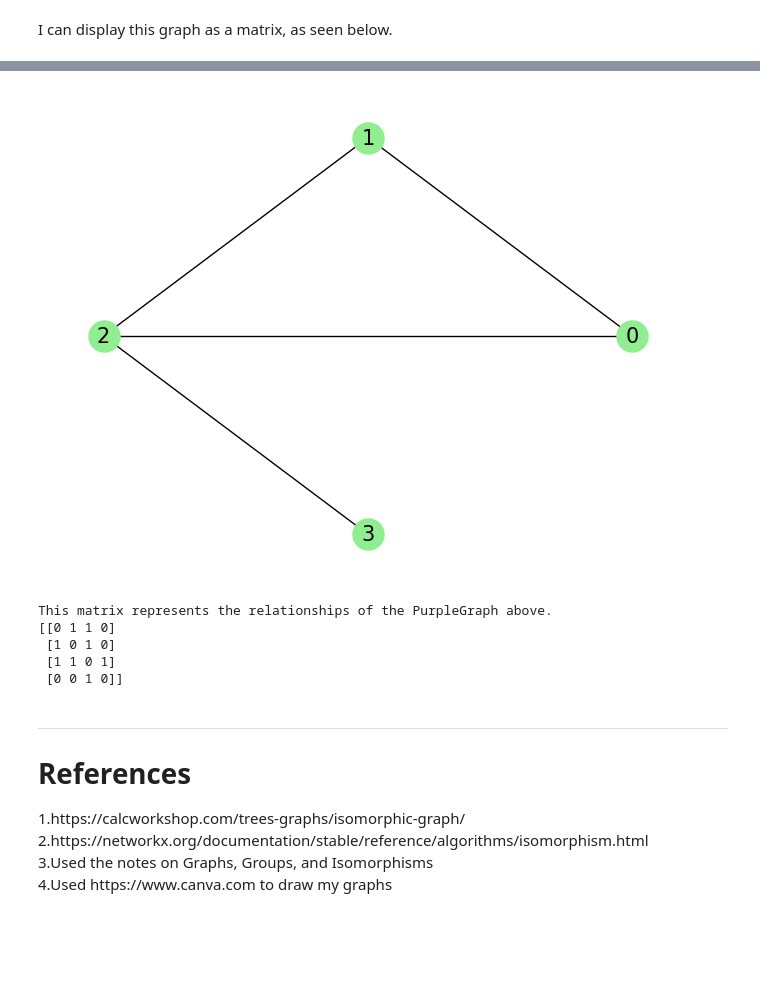
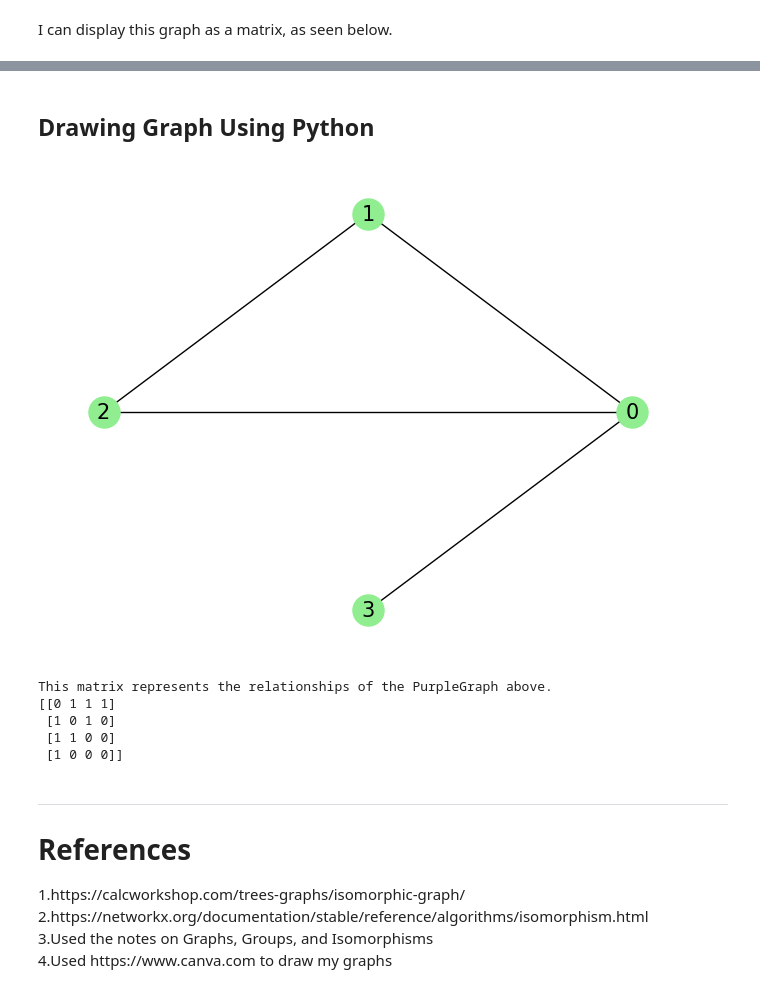
Before and after one commit to AmyWaldron01/AmysGraphTheoryProject, a Jupyter notebook: graph_isomorphism.ipynb, the cells around one changed output, grey strips where cells are left out. Drawn from its saved outputs; the diff is of its cells as text; code cells hidden in the pictures; blank space fills up the shorter version.

Commit message:
Fixed Errors with ajacency matrix relationship graph

```diff
--- a/graph_isomorphism.ipynb
+++ b/graph_isomorphism.ipynb
@@ -161,13 +163,15 @@ G1 and G2 are not isomorphic!
+# %% [markdown]
+<h2>Drawing Graph Using Python</h2>
 # %%
 g = nx.Graph() # empty graph
 
-e = ((0,1), (0,2), (1,2),(2,0),(2,3)) #edges
+e = ((0,1), (0,2), (1,2),(2,0),(3,0)) #edges
 
 g.add_edges_from(e)# add nodes
 
 nx.draw_circular(g, **params) # draw graph
 # %% [output]
-[figure, old version]
+[figure, new version]
 # %%
 # Import numpy library.
 import numpy as np
@@ -179,10 +183,10 @@ print("This matrix represents the relationships of the PurpleGraph above.")
 print(nx.to_numpy_array(g).astype(np.uint8))
 # %% [output]
 This matrix represents the relationships of the PurpleGraph above.
-[[0 1 1 0]
+[[0 1 1 1]
  [1 0 1 0]
- [1 1 0 1]
- [0 0 1 0]]
+ [1 1 0 0]
+ [1 0 0 0]]
 # %% [markdown]
 <hr size="6" width="100%" color="red">
 <h1>References</h1>
```
Also changed, not shown: parts of 2 cells of this notebook.
